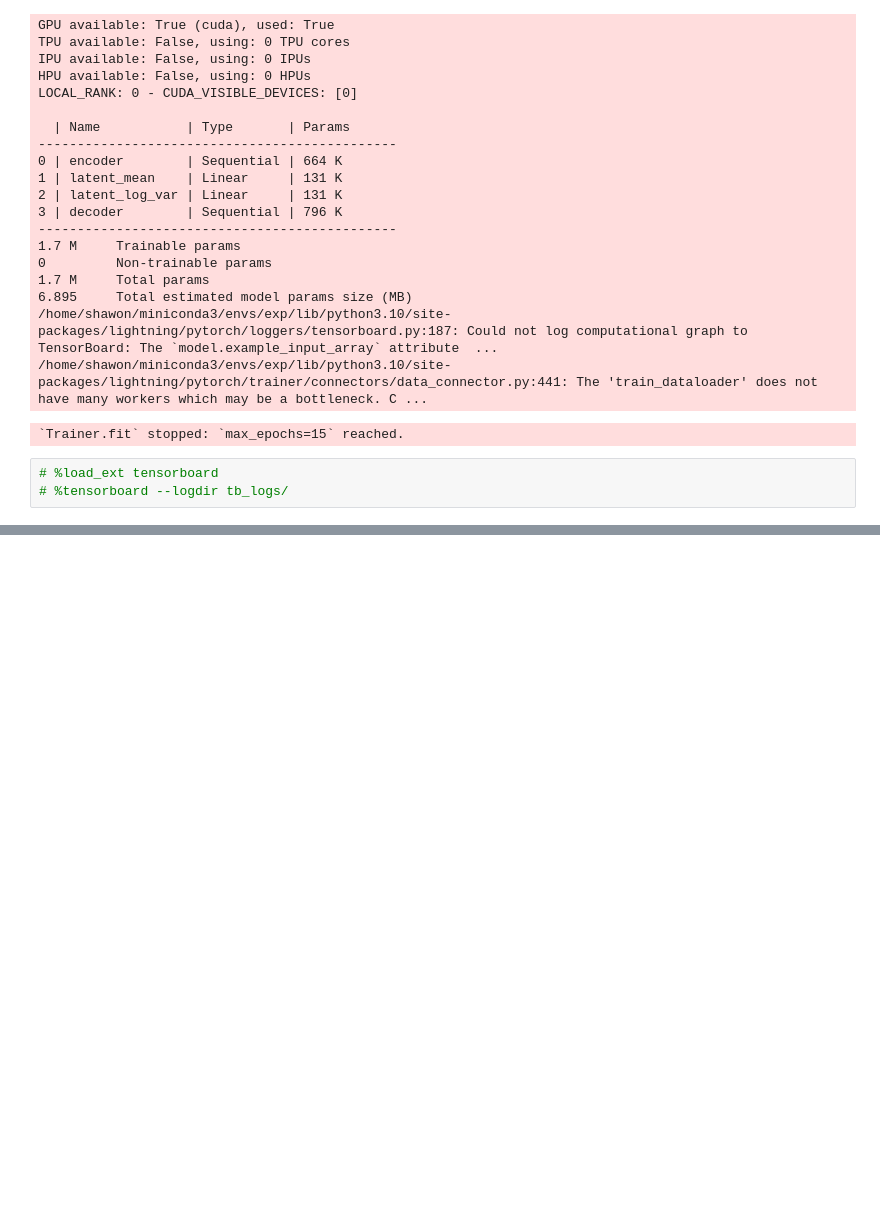
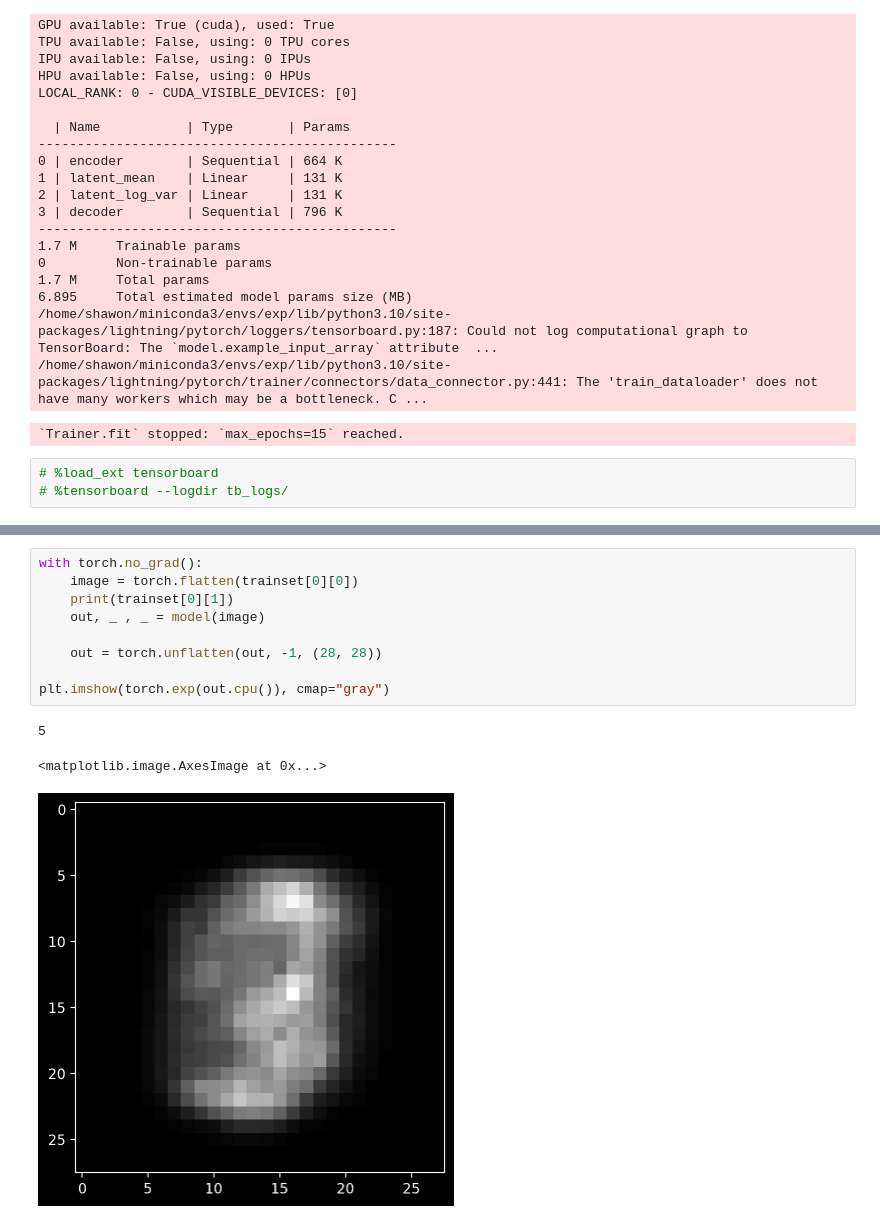
Before and after one commit to ShawonAshraf/experiments, a Jupyter notebook: vae_gan/vae.ipynb, the cells around one changed output, grey strips where cells are left out. Cells and saved outputs as stored; diff of their text form; blank space fills up the shorter version.

```diff
--- a/vae_gan/vae.ipynb
+++ b/vae_gan/vae.ipynb
@@ -202,0 +203,13 @@ torch.Size([28, 28])
+# %%
+with torch.no_grad():
+    image = torch.flatten(trainset[0][0])
+    print(trainset[0][1])
+    out, _ , _ = model(image)
+
+    out = torch.unflatten(out, -1, (28, 28))
+
+plt.imshow(torch.exp(out.cpu()), cmap="gray")
+# %% [output]
+5
+<matplotlib.image.AxesImage at 0x...>
+[figure, added]
```
Also changed, not shown: parts of 1 cell of this notebook.
